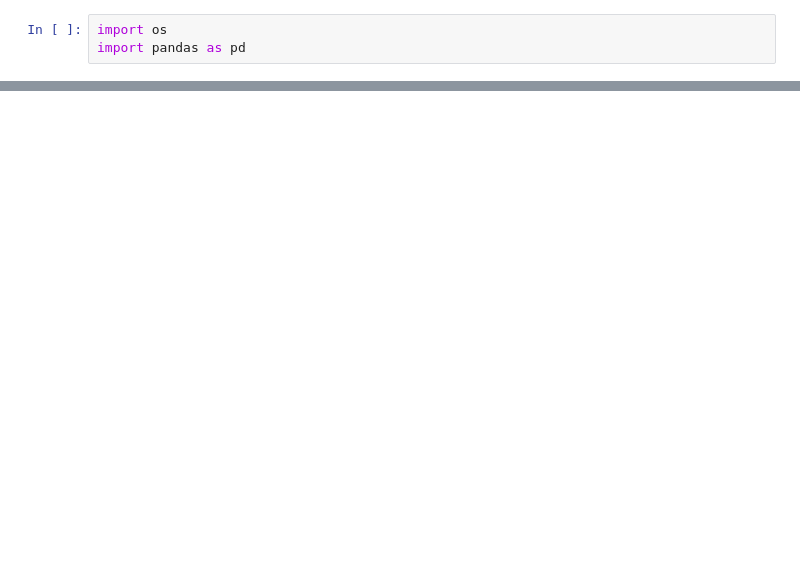
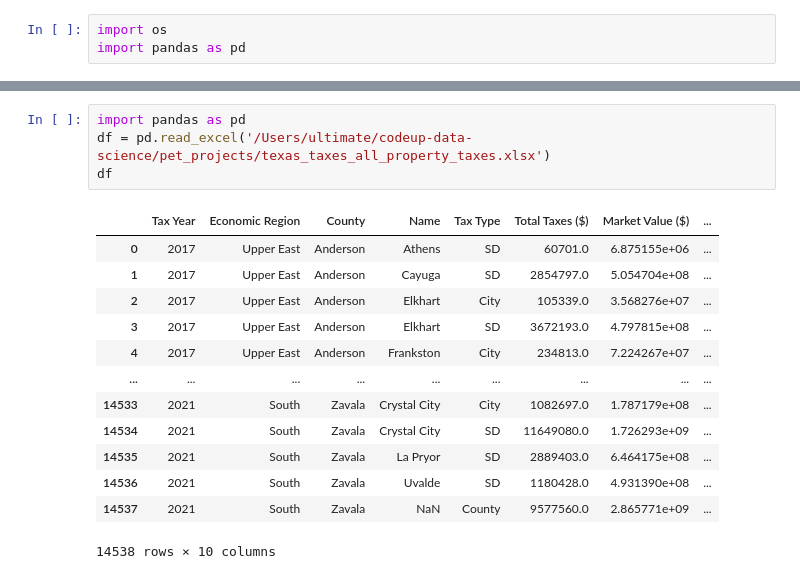
Before and after one commit to Jason-R-Turner/food-nutrient-clustering-project, a Jupyter notebook: acquire.ipynb, the cells around one changed output, grey strips where cells are left out. Drawn from its saved outputs; the diff is of its cells as text; blank space fills up the shorter version.

```diff
--- a/acquire.ipynb
+++ b/acquire.ipynb
@@ -44,0 +64,18 @@ df
+# %%
+import pandas as pd
+df = pd.read_excel('/Users/ultimate/codeup-data-science/pet_projects/texas_taxes_all_property_taxes.xlsx')
+df
+# %% [output]
+|  | Tax Year | Economic Region | County | Name | Tax Type | Total Taxes ($) | Market Value ($) | ... |
+| 0 | 2017 | Upper East | Anderson | Athens | SD | 60701.0 | 6.875155e+06 | ... |
+| 1 | 2017 | Upper East | Anderson | Cayuga | SD | 2854797.0 | 5.054704e+08 | ... |
+| 2 | 2017 | Upper East | Anderson | Elkhart | City | 105339.0 | 3.568276e+07 | ... |
+| 3 | 2017 | Upper East | Anderson | Elkhart | SD | 3672193.0 | 4.797815e+08 | ... |
+| 4 | 2017 | Upper East | Anderson | Frankston | City | 234813.0 | 7.224267e+07 | ... |
+| ... | ... | ... | ... | ... | ... | ... | ... | ... |
+| 14533 | 2021 | South | Zavala | Crystal City | City | 1082697.0 | 1.787179e+08 | ... |
+| 14534 | 2021 | South | Zavala | Crystal City | SD | 11649080.0 | 1.726293e+09 | ... |
+| 14535 | 2021 | South | Zavala | La Pryor | SD | 2889403.0 | 6.464175e+08 | ... |
+| 14536 | 2021 | South | Zavala | Uvalde | SD | 1180428.0 | 4.931390e+08 | ... |
+| 14537 | 2021 | South | Zavala | NaN | County | 9577560.0 | 2.865771e+09 | ... |
+14538 rows × 10 columns
```
Also changed, not shown: parts of 6 cells of this notebook.
